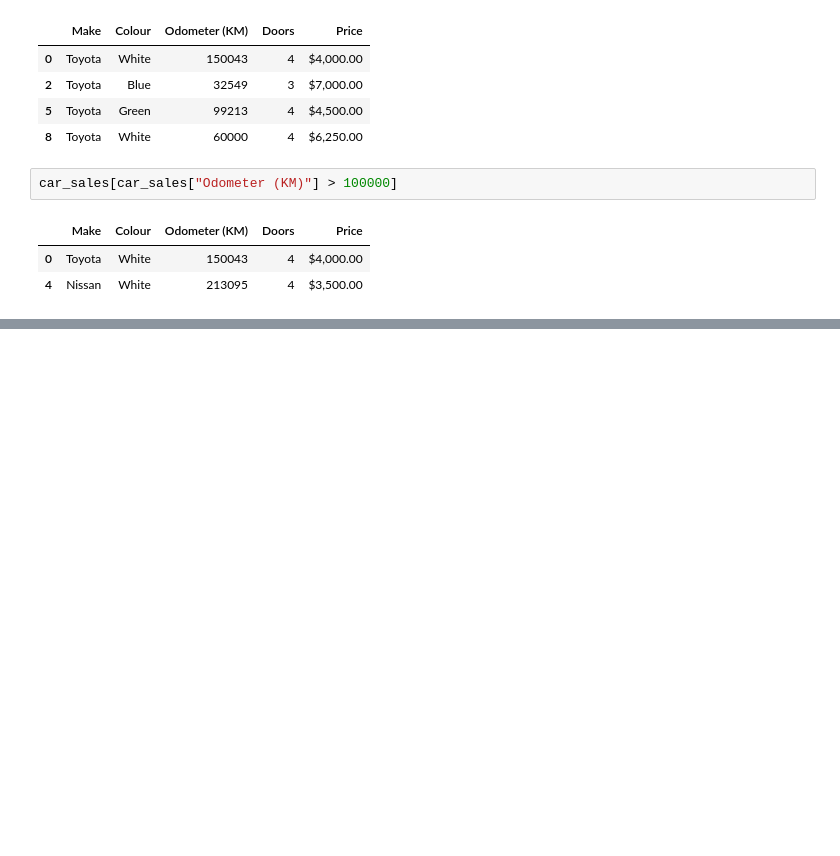
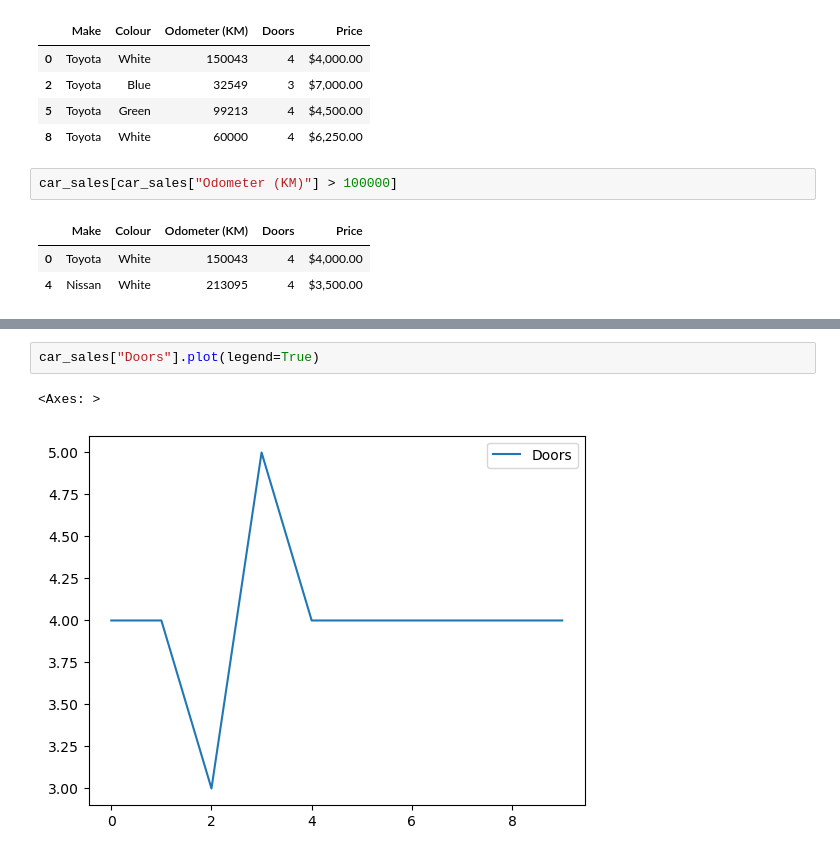
Before and after one commit to Hai567/ztm-ml, a Jupyter notebook: pandas/intro-to-pandas.ipynb, the cells around one changed output, grey strips where cells are left out. Saved outputs shown, nothing was run; the diff lists cells and outputs as text; blank space fills up the shorter version.

```diff
--- a/pandas/intro-to-pandas.ipynb
+++ b/pandas/intro-to-pandas.ipynb
@@ -234,0 +283,5 @@ car_sales[car_sales["Odometer (KM)"] > 100000]
+# %%
+car_sales["Doors"].plot(legend=True)
+# %% [output]
+<Axes: >
+[figure, added]
```
Also changed, not shown: parts of 10 cells of this notebook.
